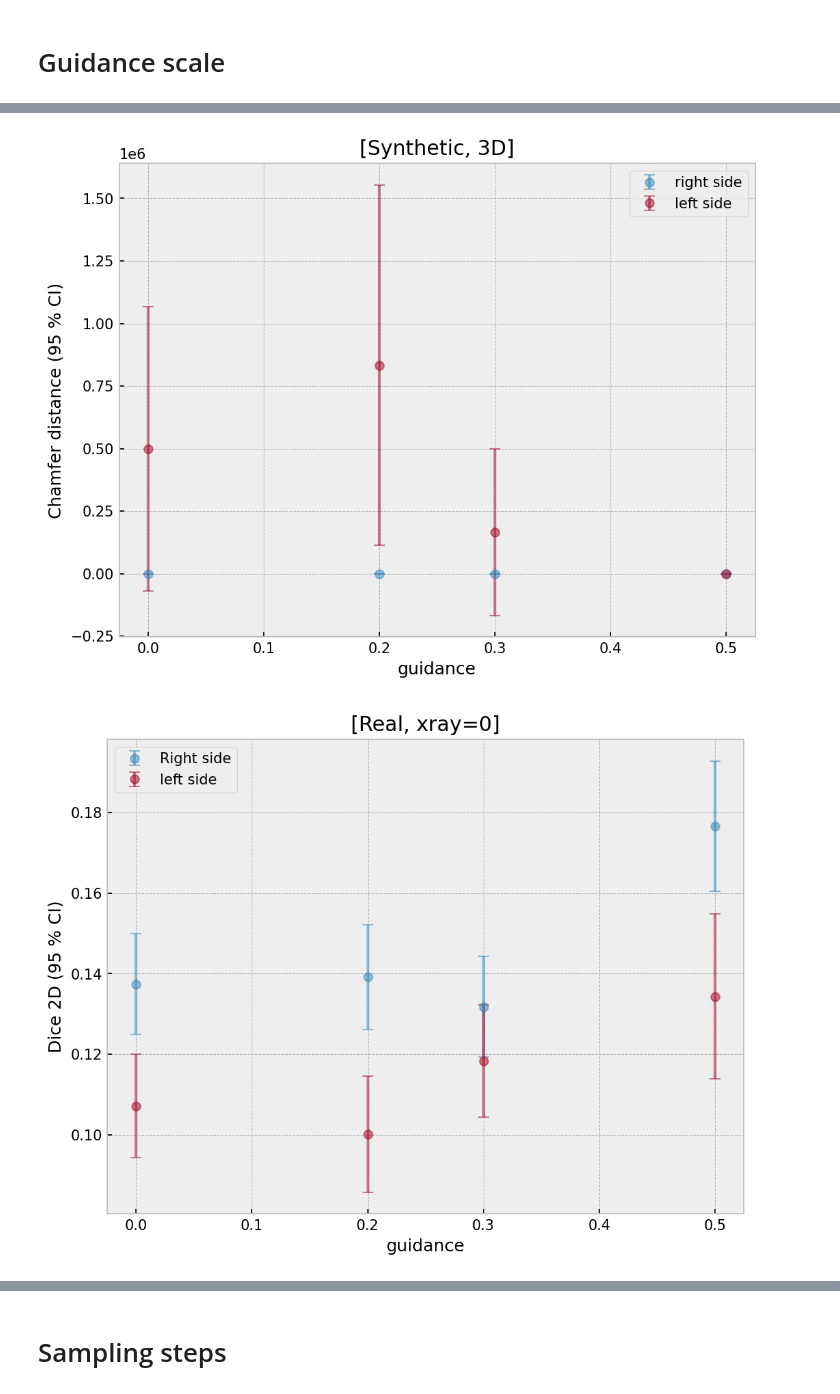
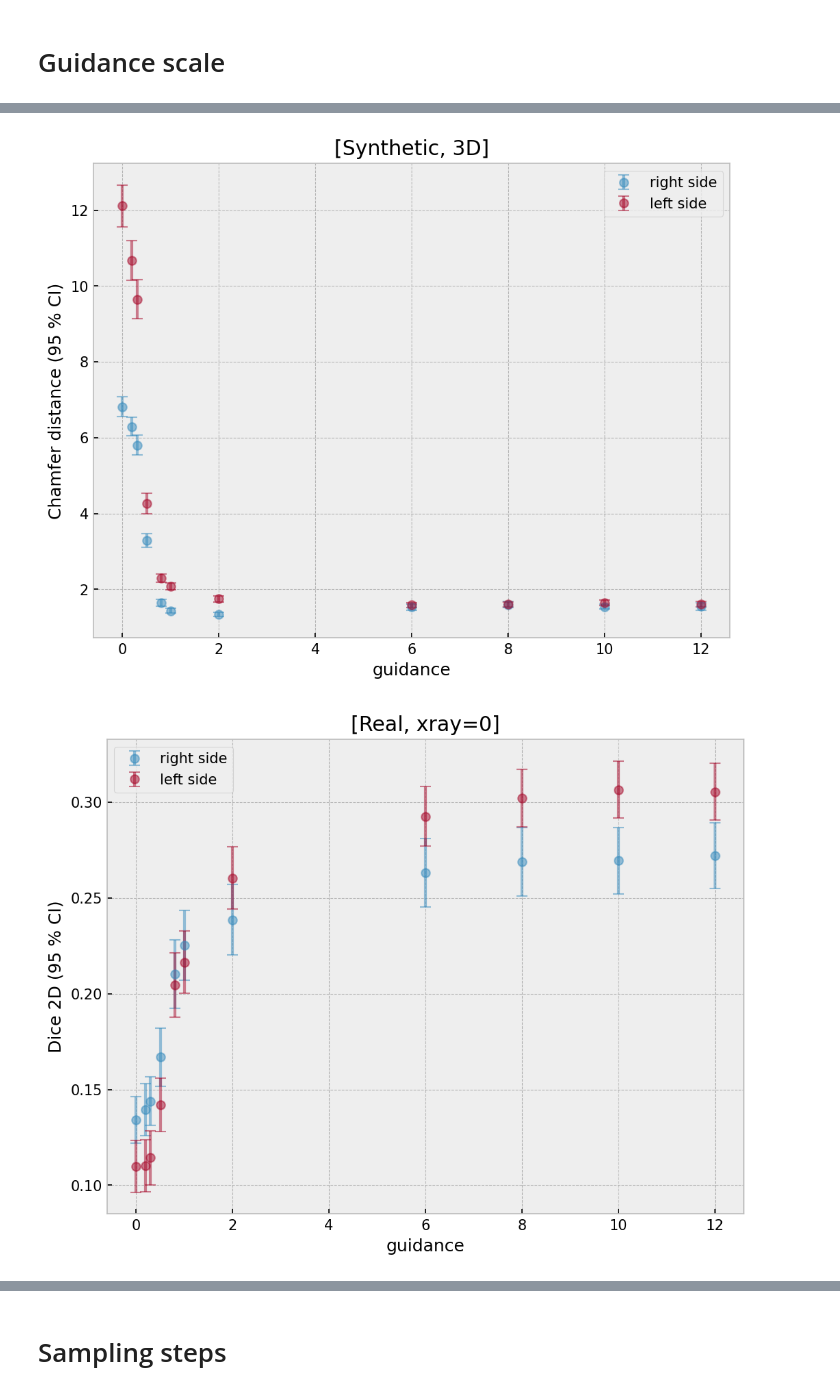
Before and after one commit to cvlab-ai/xra-diff, a Jupyter notebook: notebooks/ablation.ipynb, the cells around one changed output, grey strips where cells are left out. Drawn from its saved outputs; the diff is of its cells as text; code cells hidden in the pictures.

```diff
--- a/notebooks/ablation.ipynb
+++ b/notebooks/ablation.ipynb
@@ -175,7 +313,7 @@ def plot_w_guidance(gds, dfs, label, ci=0.95, column="refined_chamfer_adaptive")
     means, cis = [], []
 
     for df in dfs:
-        data = df[column].dropna()
+        data = df[column].replace(1e7, np.nan).dropna()
         mean = data.mean()
         sem = stats.sem(data)
         h = sem * stats.t.ppf((1 + ci) / 2., len(data) - 1)
@@ -220,14 +374,14 @@ plt.show()
 # %%
 plot_w_guidance(
-    [0, 0.2, 0.3, 0.5],
-    [right_guidance0, right_guidance0_2, right_guidance0_3, right_guidance0_5],
+[0, 0.2, 0.3, 0.5, 0.8, 1.0, 2.0, 6.0, 8.0, 10.0, 12.0],
+    [right_guidance0, right_guidance0_2, right_guidance0_3, right_guidance0_5, right_guidance0_8, right_guidance1_0, right_guidance2_0, right_guidance6_0, right_guidance8_0, right_guidance10_0, right_guidance12_0],
     label="right side",
     column="refined_chamfer_adaptive"
 )
 
 plot_w_guidance(
-    [0, 0.2, 0.3, 0.5],
-    [left_guidance0, left_guidance0_2, left_guidance0_3, left_guidance0_5],
+[0, 0.2, 0.3, 0.5, 0.8, 1.0, 2.0, 6.0, 8.0, 10.0, 12.0],
+    [left_guidance0, left_guidance0_2, left_guidance0_3, left_guidance0_5, left_guidance0_8, left_guidance1_0, left_guidance2_0, left_guidance6_0, left_guidance8_0, left_guidance10_0, left_guidance12_0],
     label="left side",
     column="refined_chamfer_adaptive"
 )
@@ -238,36 +392,53 @@ plt.ylabel("Chamfer distance (95 % CI)")
 plt.legend()
 plt.show()
 # %% [output]
-[figure, old version]
+[figure, new version]
 # %%
 c_right_guidance0 = pd.read_csv("../data/clinical_guidance_scale_0.0_right.csv")
 c_right_guidance0_2 = pd.read_csv("../data/clinical_guidance_scale_0.2_right.csv")
 c_right_guidance0_3 = pd.read_csv("../data/clinical_guidance_scale_0.3_right.csv")
 c_right_guidance0_5 = pd.read_csv("../data/clinical_guidance_scale_0.5_right.csv")
+c_right_guidance0_8 = pd.read_csv("../data/clinical_guidance_scale_0.8_right.csv")
+c_right_guidance1_0 = pd.read_csv("../data/clinical_guidance_scale_1.0_right.csv")
+c_right_guidance2_0 = pd.read_csv("../data/clinical_guidance_scale_2.0_right.csv")
+c_right_guidance6_0 = pd.read_csv("../data/clinical_guidance_scale_6.0_right.csv")
+c_right_guidance8_0 = pd.read_csv("../data/clinical_guidance_scale_8.0_right.csv")
+c_right_guidance10_0 = pd.read_csv("../data/clinical_guidance_scale_10.0_right.csv")
+c_right_guidance12_0 = pd.read_csv("../data/clinical_guidance_scale_12.0_right.csv")
+
+
 
 plot_w_guidance(
-    [0, 0.2, 0.3, 0.5],
-    [c_right_guidance0, c_right_guidance0_2, c_right_guidance0_3, c_right_guidance0_5],
-    label="Right side",
+    [0, 0.2, 0.3, 0.5, 0.8, 1.0, 2.0, 6.0, 8.0, 10.0, 12.0],
+    [c_right_guidance0, c_right_guidance0_2, c_right_guidance0_3, c_right_guidance0_5, c_right_guidance0_8, c_right_guidance1_0, c_right_guidance2_0, c_right_guidance6_0, c_right_guidance8_0, c_right_guidance10_0, c_right_guidance12_0],
+    label="right side",
     column="dice2d0"
 )
 
 c_left_guidance0 = pd.read_csv("../data/clinical_guidance_scale_0.0_left.csv")
 c_left_guidance0_2 = pd.read_csv("../data/clinical_guidance_scale_0.2_left.csv")
 c_left_guidance0_3 = pd.read_csv("../data/clinical_guidance_scale_0.3_left.csv")
 c_left_guidance0_5 = pd.read_csv("../data/clinical_guidance_scale_0.5_left.csv")
+c_left_guidance0_8 = pd.read_csv("../data/clinical_guidance_scale_0.8_left.csv")
+c_left_guidance1_0 = pd.read_csv("../data/clinical_guidance_scale_1.0_left.csv")
+c_left_guidance2_0 = pd.read_csv("../data/clinical_guidance_scale_2.0_left.csv")
+c_left_guidance6_0 = pd.read_csv("../data/clinical_guidance_scale_6.0_left.csv")
+c_left_guidance8_0 = pd.read_csv("../data/clinical_guidance_scale_8.0_left.csv")
+c_left_guidance10_0 = pd.read_csv("../data/clinical_guidance_scale_10.0_left.csv")
+c_left_guidance12_0 = pd.read_csv("../data/clinical_guidance_scale_12.0_left.csv")
+
 
 plot_w_guidance(
-    [0, 0.2, 0.3, 0.5],
-    [c_left_guidance0, c_left_guidance0_2, c_left_guidance0_3, c_left_guidance0_5],
+    [0, 0.2, 0.3, 0.5, 0.8, 1.0, 2.0, 6.0, 8.0, 10.0, 12.0],
+    [c_left_guidance0, c_left_guidance0_2, c_left_guidance0_3, c_left_guidance0_5, c_left_guidance0_8, c_left_guidance1_0, c_left_guidance2_0, c_left_guidance6_0, c_left_guidance8_0, c_left_guidance10_0, c_left_guidance12_0],
     label="left side",
     column="dice2d0"
 )
 
 plt.title("[Real, xray=0]")
 plt.xlabel("guidance")
 plt.ylabel("Dice 2D (95 % CI)")
 plt.legend()
 plt.show()
 # %% [output]
-[figure, old version]
+[figure, new version]
```
Also changed, not shown: parts of 40 cells of this notebook, 2 other files.
